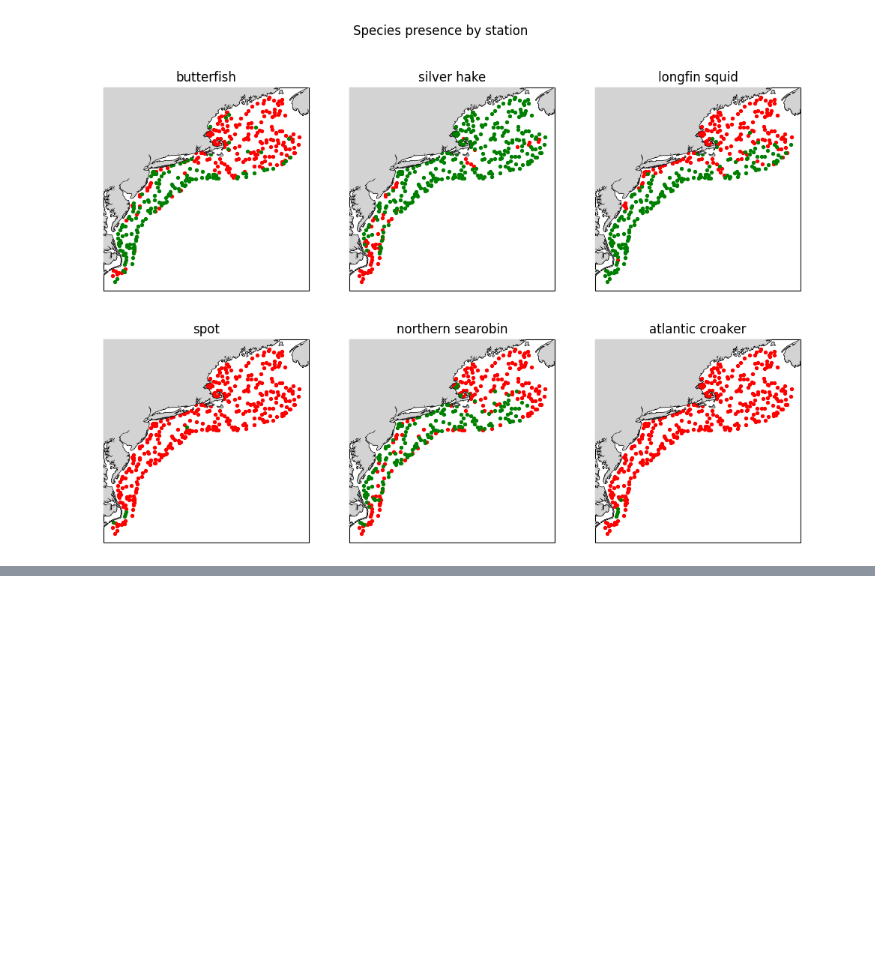
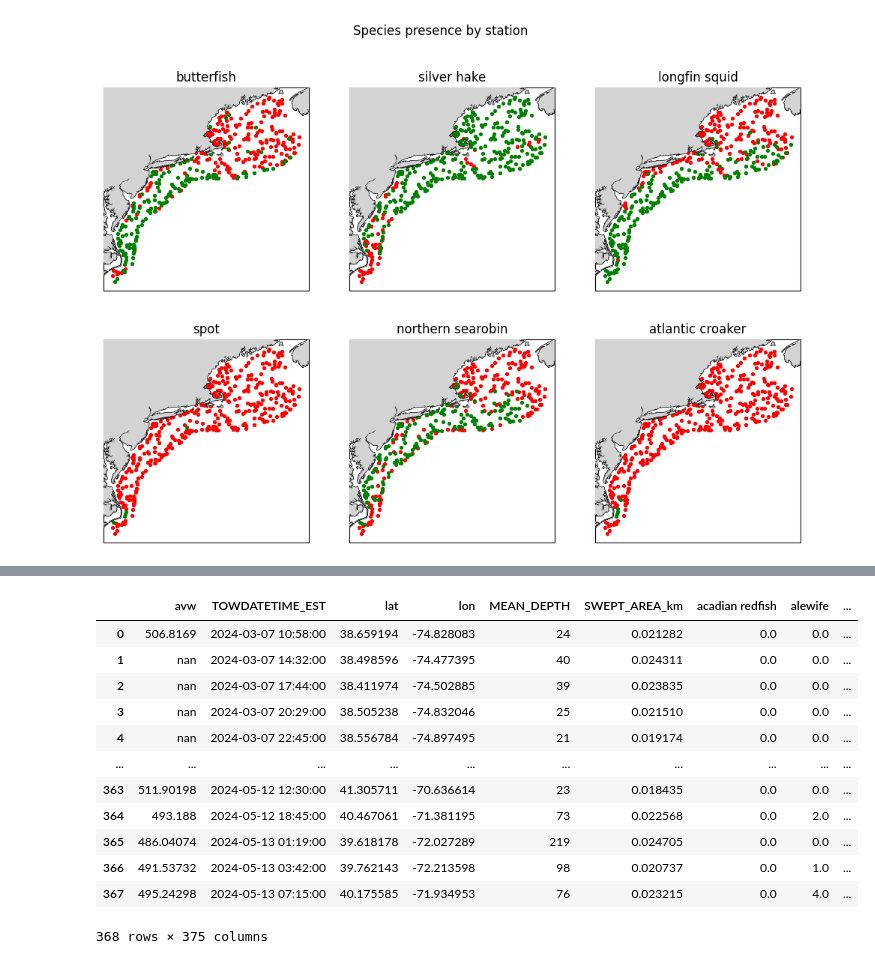
Before and after one commit to PACEHackWeek/proj_2025_sdm, a Jupyter notebook: contributors/haley/Synan_SSS_SAM_1.ipynb, the cells around one changed output, grey strips where cells are left out. Saved outputs shown, nothing was run; the diff lists cells and outputs as text; code cells hidden in the pictures; blank space fills up the shorter version.

Commit message:
pushing updated matching function with description

```diff
--- a/contributors/haley/Synan_SSS_SAM_1.ipynb
+++ b/contributors/haley/Synan_SSS_SAM_1.ipynb
@@ -116,0 +158,2 @@ Text(0.5, 0.98, 'Species presence by station')
+# %%
+df['date'] = [d.split(' ')[0] for d in df.TOWDATETIME_EST]
@@ -116,0 +185,41 @@ Text(0.5, 0.98, 'Species presence by station')
+# %%
+
+tspan = (df.date.min(), df.date.max())
+bbox = (-76.75, 33, -63, 46) #west,south,east,north
+#clouds = (0, 50)
+results = earthaccess.search_data(
+    short_name="PACE_OCI_L3M_AVW",
+    temporal=tspan,
+    bounding_box=bbox,
+    granule_name="*.8*.4km*")
+    #cloud_cover=clouds,
+
+paths = earthaccess.open(results)
+# %%
+d8=[]
+for file in paths:
+    d = xr.open_dataset(file)
+    d8.append(d.attrs['time_coverage_start'])
+
+ds = xr.open_mfdataset(paths, combine='nested',concat_dim='datetime').assign_coords({'time':d8})
+ds = ds.rename({'datetime':'time'})
+ds = ds.where((ds.lat > 34.40918) & (ds.lat < 46.362305) & (-63>ds.lon) & (-77< ds.lon),drop=True)
+ds['time']=[pd.to_datetime(d) for d in ds.time.values]
+df['time'] = [pd.to_datetime(d.replace(' ','T')) for d in df.TOWDATETIME_EST]
+ds['time'] = [pd.to_datetime(time.values) for time in ds.time]
+# %%
+match_nearest(df,ds,'avw','avw',date=df.time)
+# %% [output]
+|  | avw | TOWDATETIME_EST | lat | lon | MEAN_DEPTH | SWEPT_AREA_km | acadian redfish | alewife | ... |
+| 0 | 506.8169 | 2024-03-07 10:58:00 | 38.659194 | -74.828083 | 24 | 0.021282 | 0.0 | 0.0 | ... |
+| 1 | nan | 2024-03-07 14:32:00 | 38.498596 | -74.477395 | 40 | 0.024311 | 0.0 | 0.0 | ... |
+| 2 | nan | 2024-03-07 17:44:00 | 38.411974 | -74.502885 | 39 | 0.023835 | 0.0 | 0.0 | ... |
+| 3 | nan | 2024-03-07 20:29:00 | 38.505238 | -74.832046 | 25 | 0.021510 | 0.0 | 0.0 | ... |
+| 4 | nan | 2024-03-07 22:45:00 | 38.556784 | -74.897495 | 21 | 0.019174 | 0.0 | 0.0 | ... |
+| ... | ... | ... | ... | ... | ... | ... | ... | ... | ... |
+| 363 | 511.90198 | 2024-05-12 12:30:00 | 41.305711 | -70.636614 | 23 | 0.018435 | 0.0 | 0.0 | ... |
+| 364 | 493.188 | 2024-05-12 18:45:00 | 40.467061 | -71.381195 | 73 | 0.022568 | 0.0 | 2.0 | ... |
+| 365 | 486.04074 | 2024-05-13 01:19:00 | 39.618178 | -72.027289 | 219 | 0.024705 | 0.0 | 0.0 | ... |
+| 366 | 491.53732 | 2024-05-13 03:42:00 | 39.762143 | -72.213598 | 98 | 0.020737 | 0.0 | 1.0 | ... |
+| 367 | 495.24298 | 2024-05-13 07:15:00 | 40.175585 | -71.934953 | 76 | 0.023215 | 0.0 | 4.0 | ... |
+368 rows × 375 columns
```
Also changed, not shown: parts of 7 cells of this notebook.
